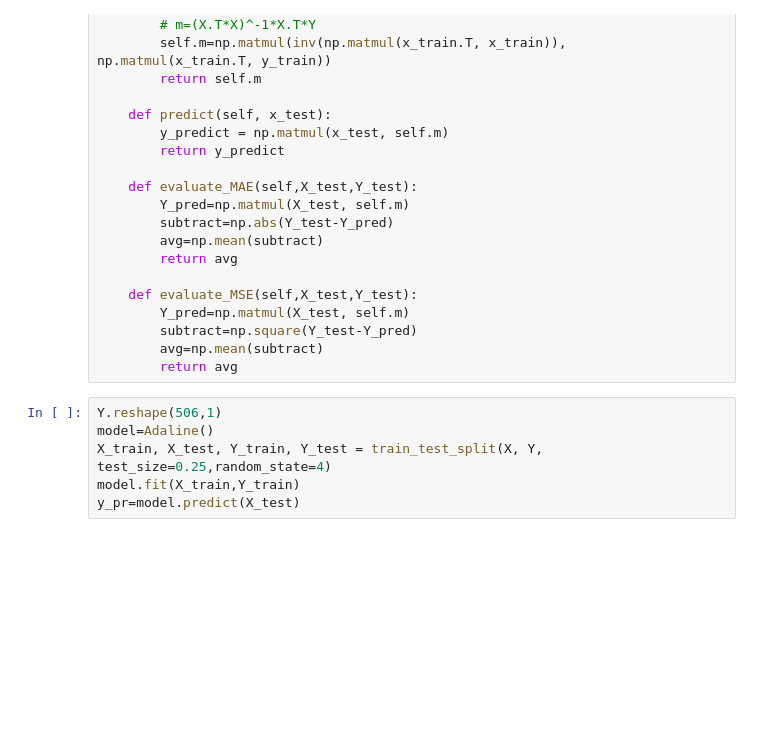
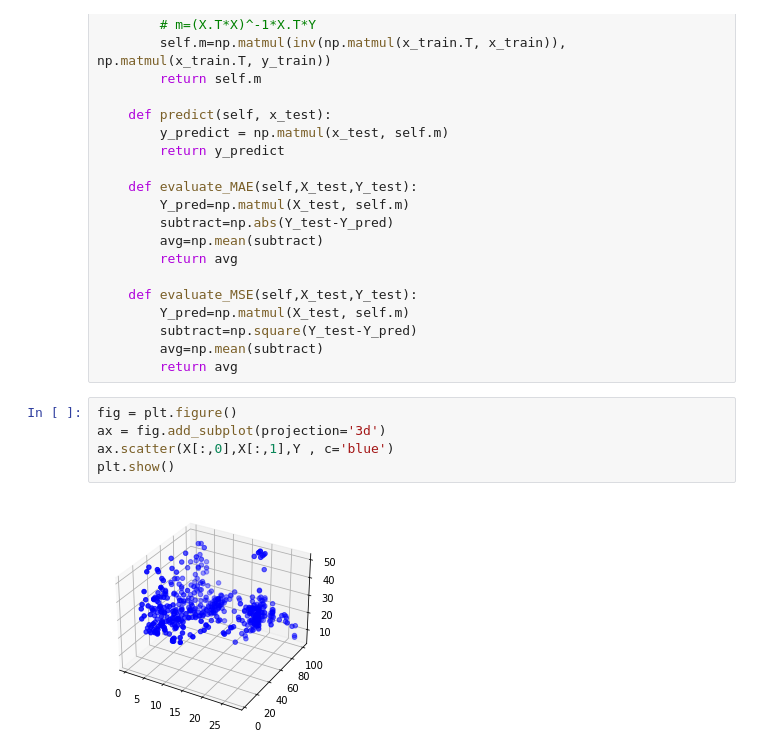
Before and after one commit to FatemeZamanian/Adaline, a Jupyter notebook: Boston-Adaline.ipynb, the cells around one changed output. Cells and saved outputs as stored; diff of their text form; blank space fills up the shorter version.

```diff
--- a/Boston-Adaline.ipynb
+++ b/Boston-Adaline.ipynb
@@ -32,9 +35,10 @@ class Adaline:
         subtract=np.square(Y_test-Y_pred)
         avg=np.mean(subtract)
         return avg
-# %%
-Y.reshape(506,1)
-model=Adaline()
-X_train, X_test, Y_train, Y_test = train_test_split(X, Y, test_size=0.25,random_state=4)
-model.fit(X_train,Y_train)
-y_pr=model.predict(X_test)
+# %%
+fig = plt.figure()
+ax = fig.add_subplot(projection='3d')
+ax.scatter(X[:,0],X[:,1],Y , c='blue')
+plt.show()
+# %% [output]
+[figure, added]
```
Also changed, not shown: parts of 7 cells of this notebook.
